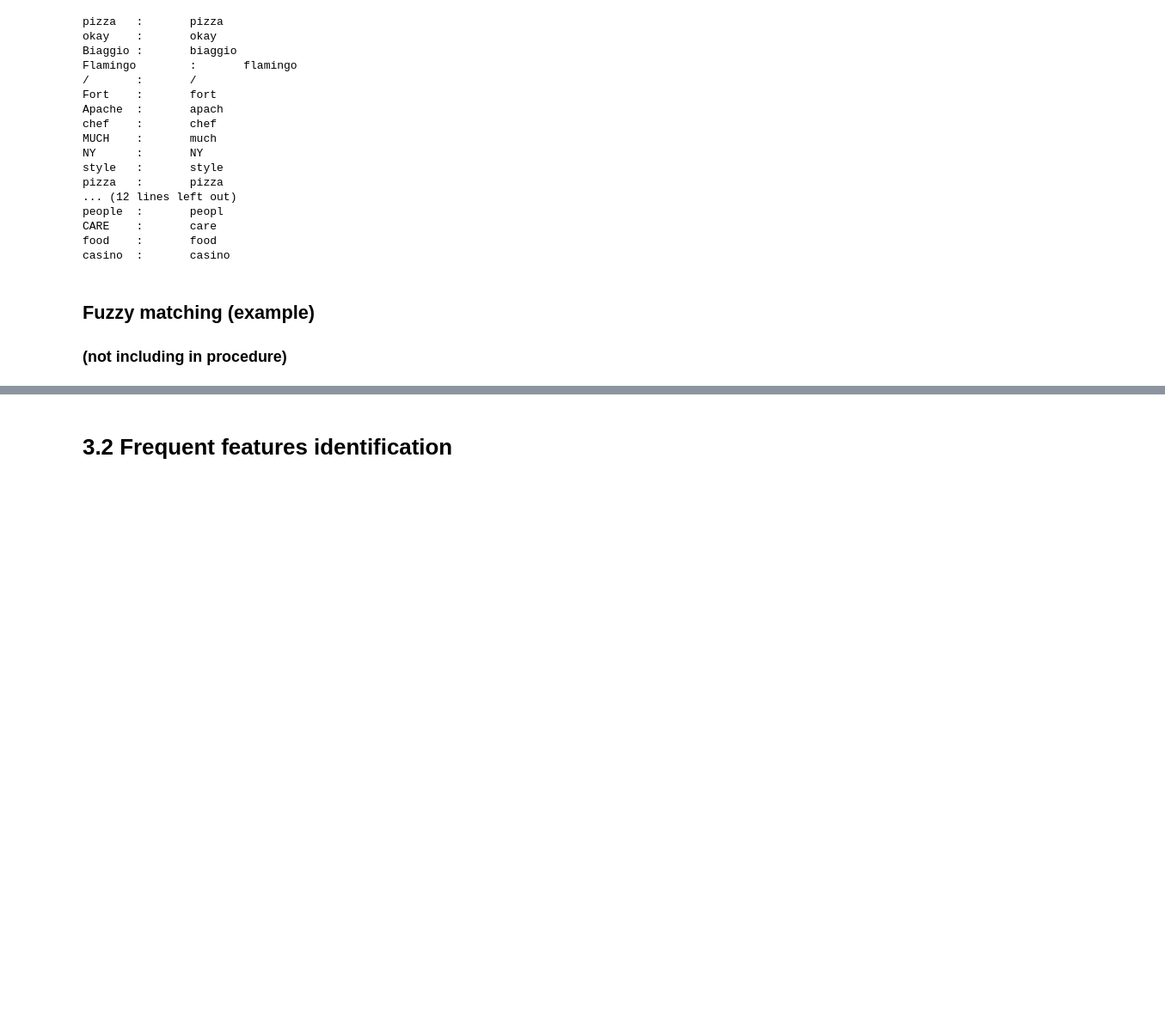
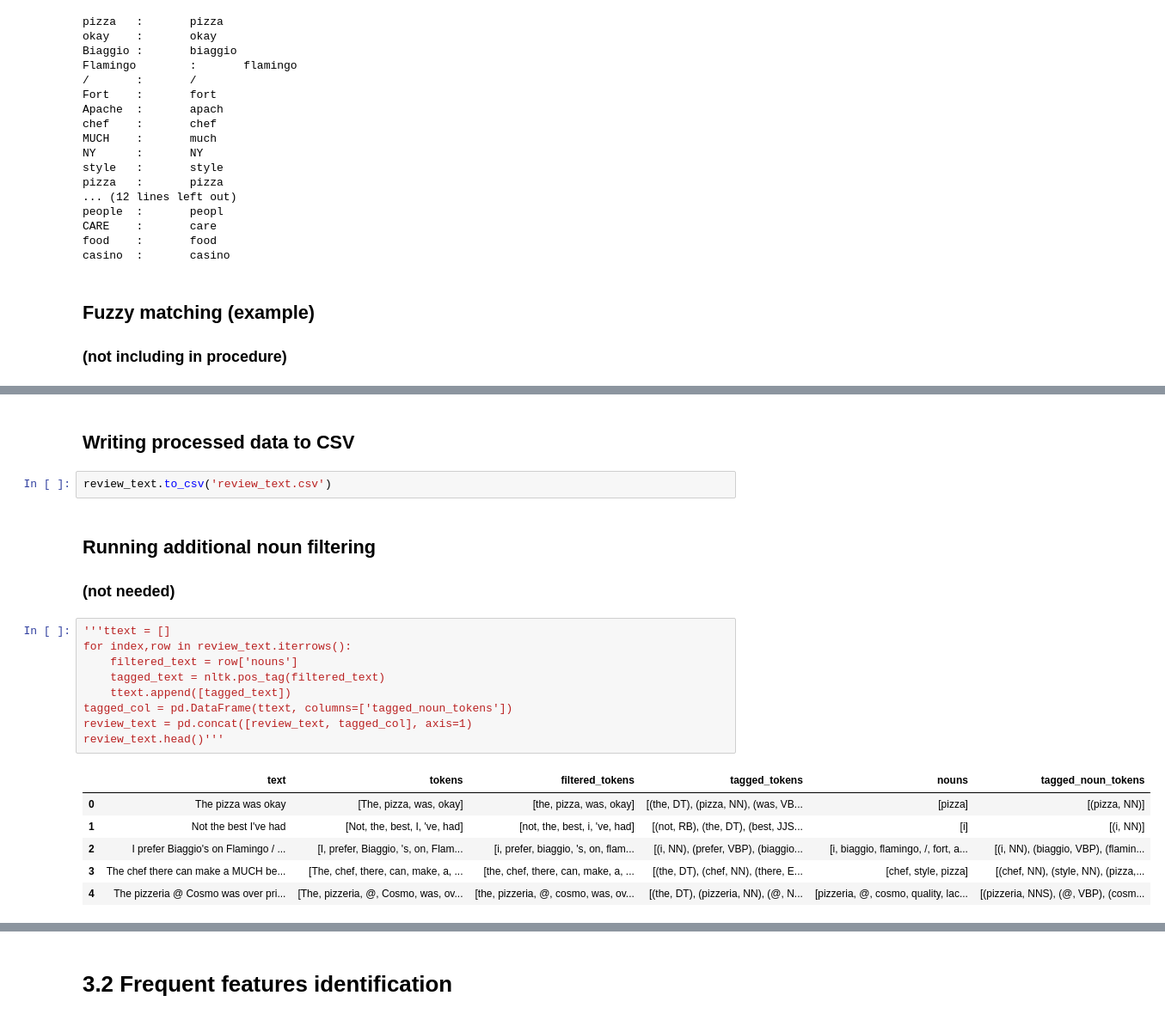
Before and after one commit to rsj-rishabh/DSR-Project, a Jupyter notebook: beta.ipynb, the cells around one changed output, grey strips where cells are left out. Shown: that part at 86% size. Cells and saved outputs as stored; diff of their text form; blank space fills up the shorter version.

```diff
--- a/beta.ipynb
+++ b/beta.ipynb
@@ -248,2 +234,25 @@ process.extractOne(query, choices)
 # %% [output]
 ('Barack H Obama', 95)
+# %% [markdown]
+## Writing processed data to CSV
+# %%
+review_text.to_csv('review_text.csv')
+# %% [markdown]
+## Running additional noun filtering
+### (not needed)
+# %%
+'''ttext = []
+for index,row in review_text.iterrows():
+    filtered_text = row['nouns']
+    tagged_text = nltk.pos_tag(filtered_text)
+    ttext.append([tagged_text])
+tagged_col = pd.DataFrame(ttext, columns=['tagged_noun_tokens'])
+review_text = pd.concat([review_text, tagged_col], axis=1)
+review_text.head()'''
+# %% [output]
+|  | text | tokens | filtered_tokens | tagged_tokens | nouns | tagged_noun_tokens |
+| 0 | The pizza was okay | [The, pizza, was, okay] | [the, pizza, was, okay] | [(the, DT), (pizza, NN), (was, VB... | [pizza] | [(pizza, NN)] |
+| 1 | Not the best I've had | [Not, the, best, I, 've, had] | [not, the, best, i, 've, had] | [(not, RB), (the, DT), (best, JJS... | [i] | [(i, NN)] |
+| 2 | I prefer Biaggio's on Flamingo / ... | [I, prefer, Biaggio, 's, on, Flam... | [i, prefer, biaggio, 's, on, flam... | [(i, NN), (prefer, VBP), (biaggio... | [i, biaggio, flamingo, /, fort, a... | [(i, NN), (biaggio, VBP), (flamin... |
+| 3 | The chef there can make a MUCH be... | [The, chef, there, can, make, a, ... | [the, chef, there, can, make, a, ... | [(the, DT), (chef, NN), (there, E... | [chef, style, pizza] | [(chef, NN), (style, NN), (pizza,... |
+| 4 | The pizzeria @ Cosmo was over pri... | [The, pizzeria, @, Cosmo, was, ov... | [the, pizzeria, @, cosmo, was, ov... | [(the, DT), (pizzeria, NN), (@, N... | [pizzeria, @, cosmo, quality, lac... | [(pizzeria, NNS), (@, VBP), (cosm... |
```
Also changed, not shown: parts of 19 cells of this notebook.
